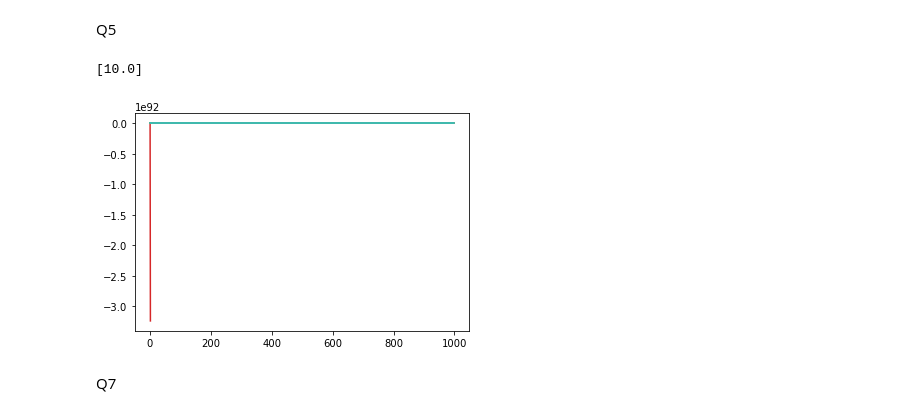
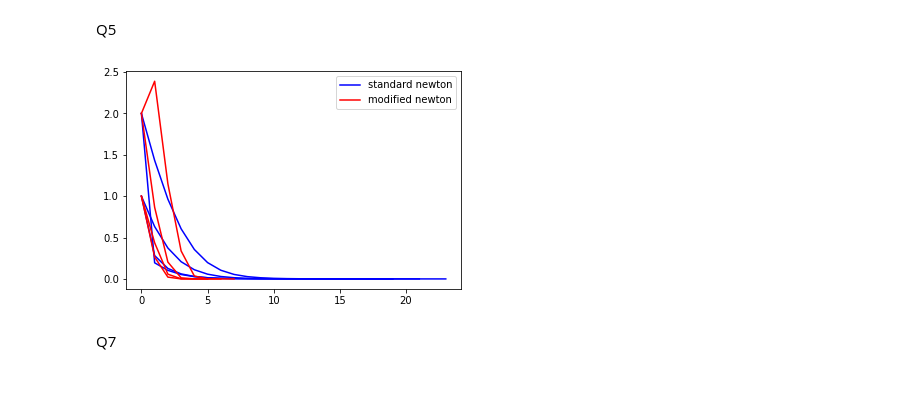
Before and after one commit to asiergr/gt, a Jupyter notebook: math4640/math4640-code/mt2.ipynb, the cells around one changed output. Drawn from its saved outputs; the diff is of its cells as text; code cells hidden in the pictures; blank space fills up the shorter version.

```diff
--- a/math4640/math4640-code/mt2.ipynb
+++ b/math4640/math4640-code/mt2.ipynb
@@ -23,6 +25,6 @@ def modified_newton(f: Callable, g: Callable, x_0: int, k: int) -> np.array:
 # %%
-f = lambda x: 1 - x*np.exp(1-x)
-g = lambda x: (x-1)*np.exp(1-x)
+# numerically stable version of the function
+f = lambda x: 1/((x-1)*np.exp(1-x)) - x/(x-1)
 k = 2
 alpha = 1
 # RNG
@@ -30,27 +32,28 @@ rand = np.random.default_rng()
 # 20 randon numbers (uniformly)
 # adjust for range [-1, 10] a good
 # neighborhood around the root
-starts = rand.random(size=1) * 11 - 1.0
+starts = np.linspace(-1, 3, 5)
 out_newt = []
 out_impr = []
-starts = [10.0]
-print(starts)
 
 for x0 in starts:
     # We append a vector of error to the root given an inital guess
-    out_newt.append(np.abs(newton_method(f, g, x0) - alpha))
-    out_impr.append(np.abs(modified_newton(f,g,x0,k) - alpha))
+    out_newt.append(np.abs(newton_method(f,  x0) - alpha))
+    out_impr.append(np.abs(modified_newton(f,x0,k) - alpha))
-# %% [output]
-[10.0]
-# %%
-# Plotting for normal Newton method
-k = np.arange(1000)
-for error in out_newt:
-    plt.plot(k, error)
-
-plt.show()
-# %% [output]
-[figure, removed]
+# %%
+# Plotting for normal Newton method
+plt.plot(out_newt.pop(), 'b-', label='standard newton')
+for e1 in out_newt:
+    plt.plot(e1, 'b-')
+
+plt.plot(out_impr.pop(), 'r-', label='modified newton')
+for e2 in out_impr:
+    plt.plot(e2, 'r-')
+
+plt.legend()
+plt.show()
+# %% [output]
+[figure, added]
 # %% [markdown]
 Q7
 # %%
```
Also changed, not shown: parts of 8 cells of this notebook, 1 other file.
